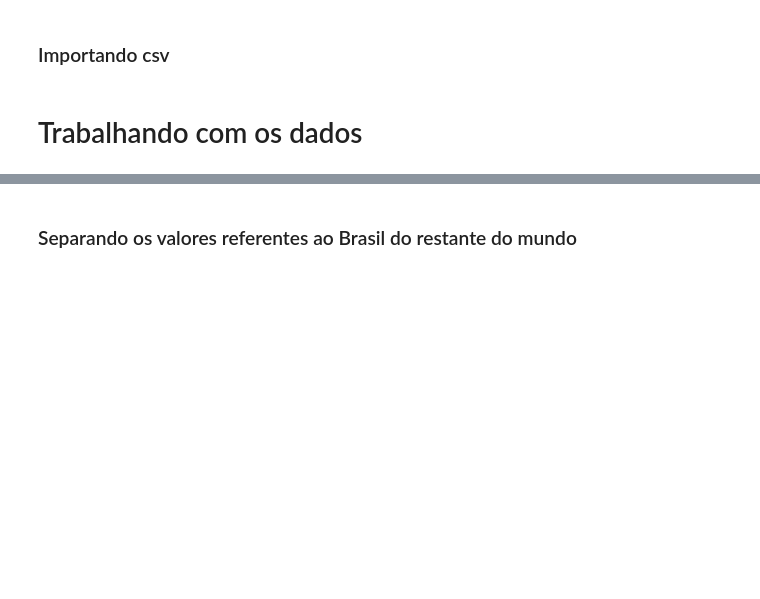
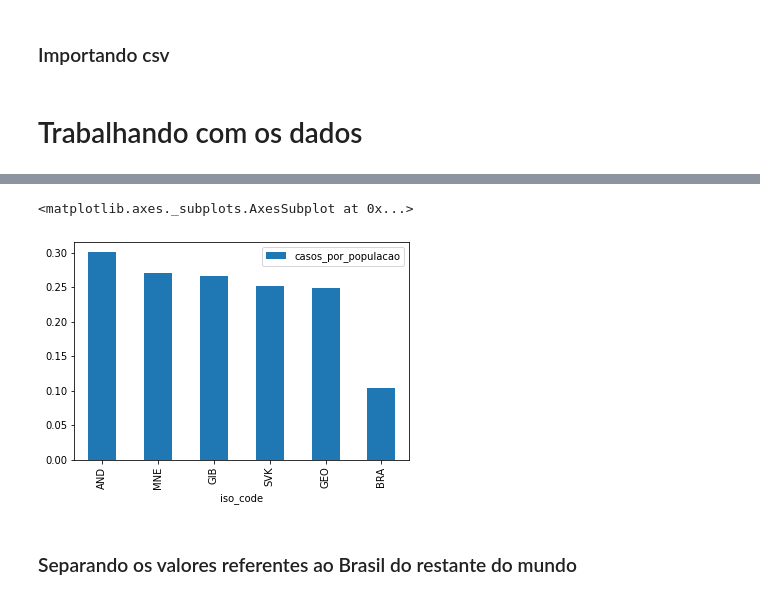
Before and after one commit to cgmoraes/Covid_Brasil, a Jupyter notebook: Projeto.ipynb, the cells around one changed output, grey strips where cells are left out. Cells and saved outputs as stored; diff of their text form; code cells hidden in the pictures; blank space fills up the shorter version.

```diff
--- a/Projeto.ipynb
+++ b/Projeto.ipynb
@@ -49,0 +80,12 @@ load(f'{caminho_local}/{nome_arq}',header=True)
+# %%
+total_mundo = df.select('iso_code', 'total_cases', 'population')\
+  .filter(f.col('date') == '2021-12-31')\
+  .distinct()\
+  .orderBy('iso_code')
+
+total_mundo = total_mundo.withColumn('casos_por_populacao',
+                                     f.col('total_cases')/f.col('population'))\
+                                     .orderBy(f.col('casos_por_populacao')\
+                                              .desc())
+
+total_mundo.show()
@@ -50,3 +112,14 @@ load(f'{caminho_local}/{nome_arq}',header=True)
+# %%
+pd_total_mundo = total_mundo.toPandas()
+# %%
+top_5 = pd_total_mundo[:5]\
+        .append(pd_total_mundo[pd_total_mundo['iso_code'] == 'BRA'],
+                ignore_index = True)
+# %%
+top_5.plot.bar(x='iso_code', y='casos_por_populacao')
+# %% [output]
+<matplotlib.axes._subplots.AxesSubplot at 0x...>
+[figure, added]
 # %% [markdown]
 ### Separando os valores referentes ao Brasil do restante do mundo
 # %%
```
Also changed, not shown: parts of 11 cells of this notebook.
